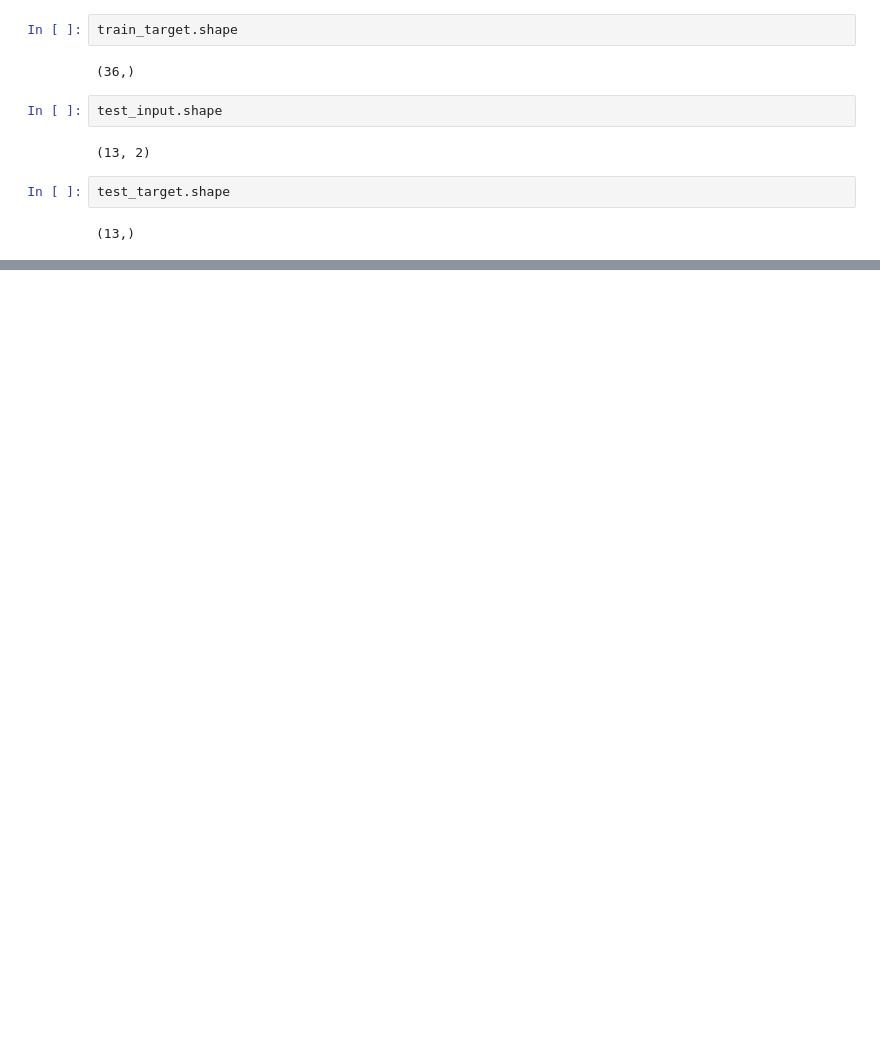
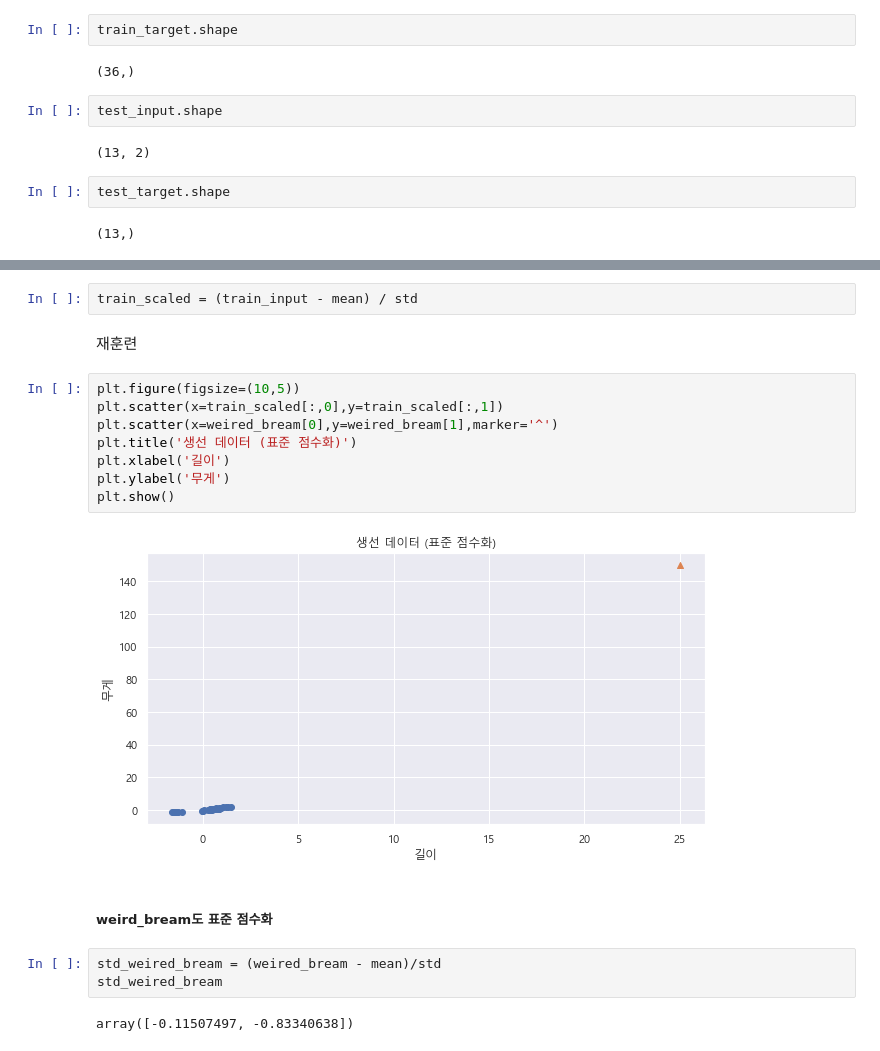
Before and after one commit to PLAYseung/study_ML, a Jupyter notebook: machin_learning/data_handling.ipynb, the cells around one changed output, grey strips where cells are left out. Saved outputs shown, nothing was run; the diff lists cells and outputs as text; blank space fills up the shorter version.

```diff
--- a/machin_learning/data_handling.ipynb
+++ b/machin_learning/data_handling.ipynb
@@ -87,0 +201,21 @@ test_target.shape
+# %%
+train_scaled = (train_input - mean) / std
+# %% [markdown]
+재훈련
+# %%
+plt.figure(figsize=(10,5))
+plt.scatter(x=train_scaled[:,0],y=train_scaled[:,1])
+plt.scatter(x=weired_bream[0],y=weired_bream[1],marker='^')
+plt.title('생선 데이터 (표준 점수화)')
+plt.xlabel('길이')
+plt.ylabel('무게')
+plt.show()
+# %% [output]
+[figure, added]
+# %% [markdown]
+##### weird_bream도 표준 점수화
+# %%
+std_weired_bream = (weired_bream - mean)/std
+std_weired_bream
+# %% [output]
+array([-0.11507497, -0.83340638])
```
Also changed, not shown: parts of 37 cells of this notebook, 2 other files.
